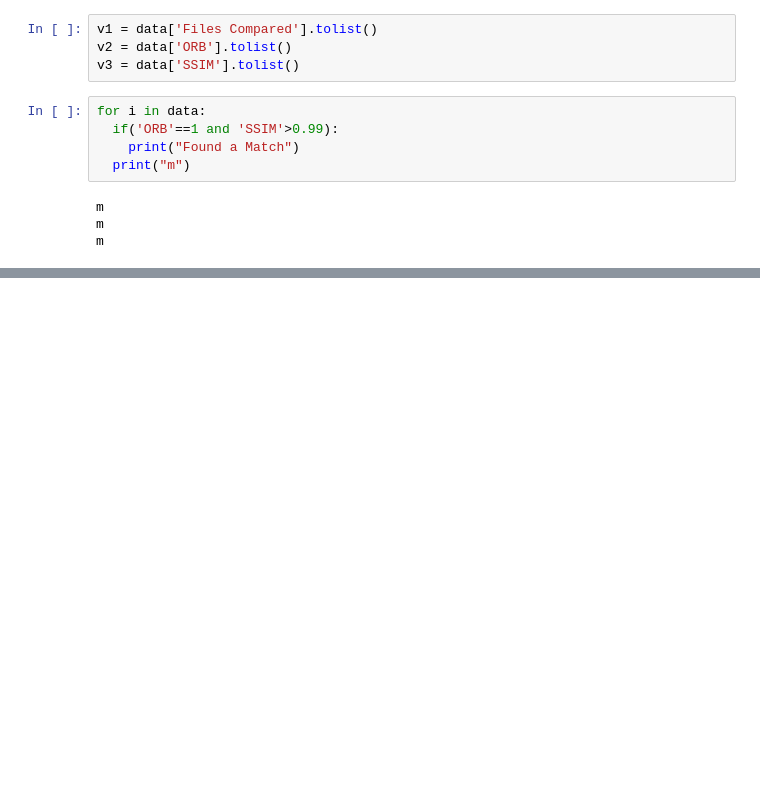
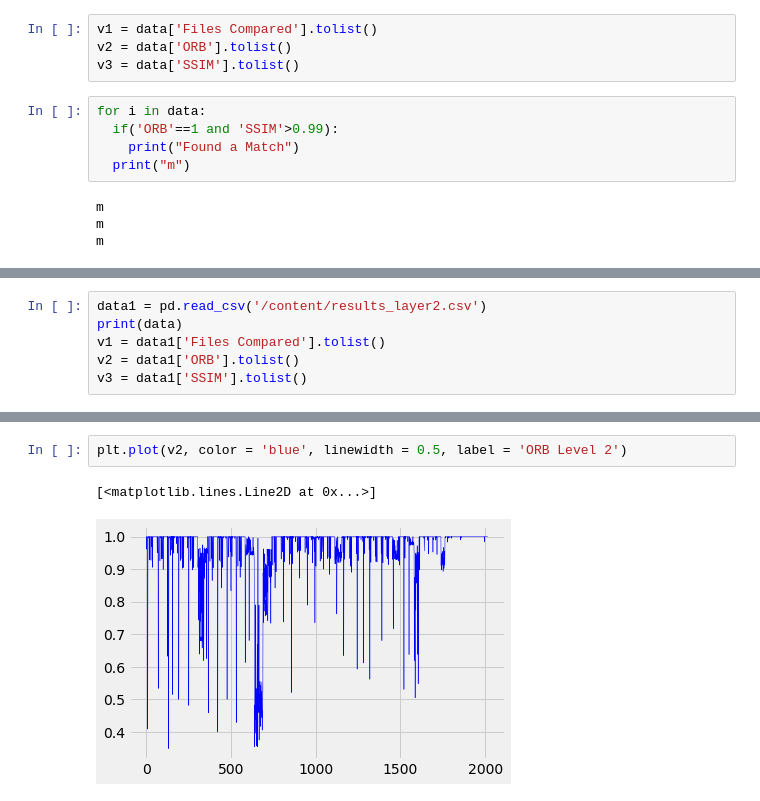
Before and after one commit to arnavd2001/iiitb_cnn, a Jupyter notebook: fitlervisn.ipynb, the cells around one changed output, grey strips where cells are left out. Saved outputs shown, nothing was run; the diff lists cells and outputs as text; blank space fills up the shorter version.

```diff
--- a/fitlervisn.ipynb
+++ b/fitlervisn.ipynb
@@ -296,0 +321,6 @@ m
+# %%
+data1 = pd.read_csv('/content/results_layer2.csv')
+print(data)
+v1 = data1['Files Compared'].tolist()
+v2 = data1['ORB'].tolist()
+v3 = data1['SSIM'].tolist()
@@ -296,0 +342,5 @@ m
+# %%
+plt.plot(v2, color = 'blue', linewidth = 0.5, label = 'ORB Level 2')
+# %% [output]
+[<matplotlib.lines.Line2D at 0x...>]
+[figure, added]
```
Also changed, not shown: parts of 16 cells of this notebook.
